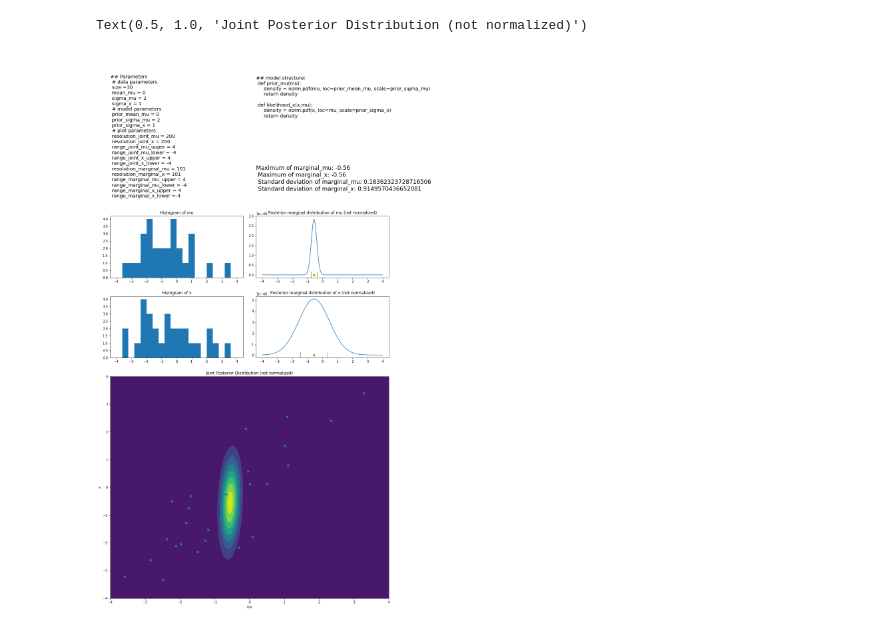
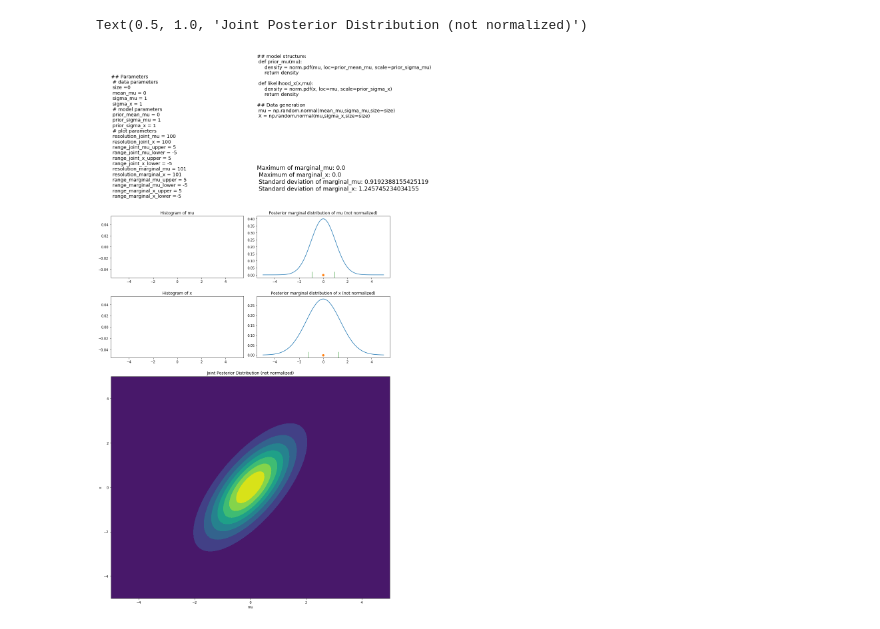
Before and after one commit to jong42/Master_Thesis_CDS, a Jupyter notebook: basic_manual_example.ipynb, the cells around one changed output. Saved outputs shown, nothing was run; the diff lists cells and outputs as text; code cells hidden in the pictures.

Commit message:
Add display of data generation code to plot

```diff
--- a/basic_manual_example.ipynb
+++ b/basic_manual_example.ipynb
@@ -14,29 +14,29 @@ np.random.seed(2)
 ## Set parameters
 
 # data parameters
-size = 30
+size = 0
 mean_mu = 0
-sigma_mu = 2
+sigma_mu = 1
 sigma_x = 1
 
 # model parameters
 prior_mean_mu = 0
-prior_sigma_mu = 2
+prior_sigma_mu = 1
 prior_sigma_x = 1
 
 # plot parameters
-resolution_joint_mu = 200
-resolution_joint_x = 200
-range_joint_mu_upper = 4
-range_joint_mu_lower = -4
-range_joint_x_upper = 4
-range_joint_x_lower = -4
+resolution_joint_mu = 100
+resolution_joint_x = 100
+range_joint_mu_upper = 5
+range_joint_mu_lower = -5
+range_joint_x_upper = 5
+range_joint_x_lower = -5
 resolution_marginal_mu = 101
 resolution_marginal_x = 101
-range_marginal_mu_upper = 4
-range_marginal_mu_lower = -4
-range_marginal_x_upper = 4
-range_marginal_x_lower = -4
+range_marginal_mu_upper = 5
+range_marginal_mu_lower = -5
+range_marginal_x_upper = 5
+range_marginal_x_lower = -5
 # %%
 ## Generate data
 mu = np.random.normal(mean_mu,sigma_mu,size=size)
@@ -184,7 +184,11 @@ def prior_mu(mu): \n \
  \n \
 def likelihood_x(x,mu): \n \
     density = norm.pdf(x, loc=mu, scale=prior_sigma_x) \n \
-    return density',
+    return density \n \
+    \n\
+## Data generation \n \
+mu = np.random.normal(mean_mu,sigma_mu,size=size) \n \
+X = np.random.normal(mu,sigma_x,size=size)',
         fontsize ='x-large')
 
 plt.subplot(vis_grid[1, 1])
@@ -205,31 +209,31 @@ plt.plot(range_marginals_mu, marginals_mu)
 plt.title('Posterior marginal distribution of mu (not normalized)')
 plot([mu_max_plot_position], [0], 'o')
 plot([mu_max_plot_position + simulated_mu_sd], [0], 'g|', markersize=20)
 plot([mu_max_plot_position - simulated_mu_sd], [0], 'g|', markersize=20)
 #plot([mu_max_plot_position + 2*simulated_mu_sd], [0], 'r|', markersize=20)
 #plot([mu_max_plot_position - 2*simulated_mu_sd], [0], 'r|', markersize=20)
 
 plt.subplot(vis_grid[3, 0])
 hist(X,range=[range_marginal_x_lower,range_marginal_x_upper],bins=20)
 plt.title('Histogram of x')
 
 plt.subplot(vis_grid[3, 1:])
 plt.plot(range_marginals_x, marginals_x)
 plt.title('Posterior marginal distribution of x (not normalized)')
 plot([x_max_plot_position], [0], 'o')
 plot([x_max_plot_position + simulated_x_sd], [0], 'g|', markersize=20)
 plot([x_max_plot_position - simulated_x_sd], [0], 'g|', markersize=20)
 #plot([x_max_plot_position + 2*simulated_x_sd], [0], 'r|', markersize=20)
 #plot([x_max_plot_position - 2*simulated_x_sd], [0], 'r|', markersize=20)
 
 plt.subplot(vis_grid[4:7, :])
 cnt = contourf(mu_plot, x_plot, grid)
 plt.xlabel('mu')
 plt.ylabel('x')
 plt.ylim((range_joint_x_lower,range_joint_x_upper))
 plt.xlim((range_joint_mu_lower,range_joint_mu_upper))
 _ = plt.scatter(mu, X)
 plt.title('Joint Posterior Distribution (not normalized)')
 # %% [output]
 Text(0.5, 1.0, 'Joint Posterior Distribution (not normalized)')
-[figure, old version]
+[figure, new version]
```
